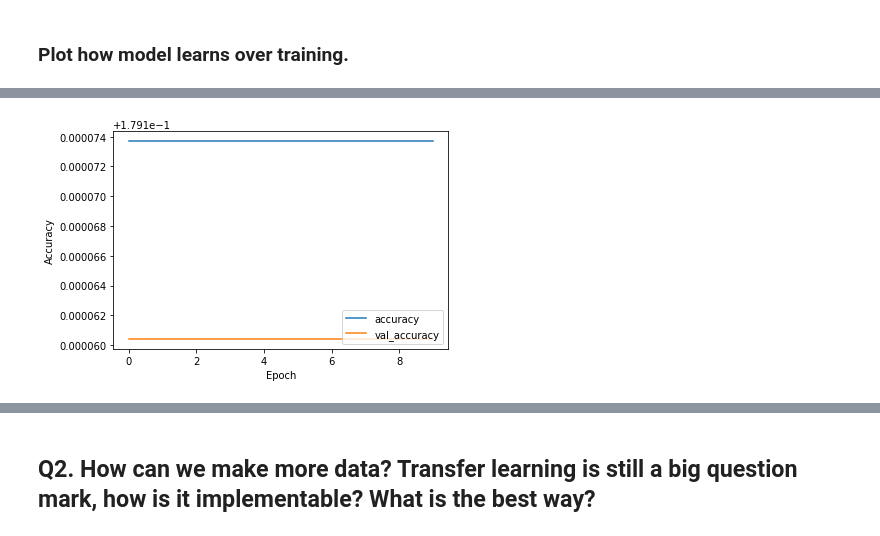
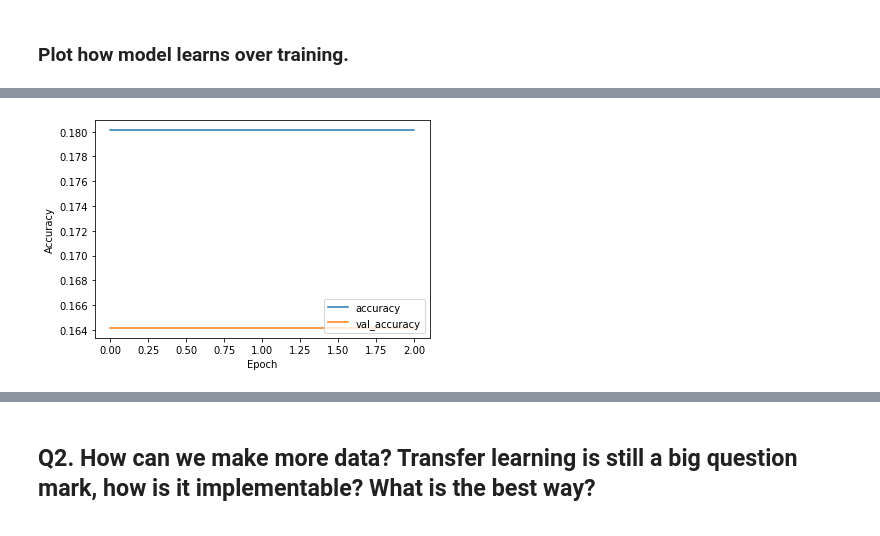
Before and after one commit to parksoy/DAMADAY2020_NASA, a Jupyter notebook: SoyoungAppendToVDP.ipynb, the cells around one changed output, grey strips where cells are left out. Drawn from its saved outputs; the diff is of its cells as text; code cells hidden in the pictures.

```diff
--- a/SoyoungAppendToVDP.ipynb
+++ b/SoyoungAppendToVDP.ipynb
@@ -380,0 +464,22 @@ Epoch 10/10
+# %%
+BATCH_SIZE=32
+callbacks_list = [
+    tf.keras.callbacks.ModelCheckpoint(
+        filepath='best_model.{epoch:02d}-{val_loss:.2f}.h5',
+        monitor='val_loss', save_best_only=True),
+    tf.keras.callbacks.EarlyStopping(monitor='acc', patience=1)
+]
+
+
+def fit(model, EPOCHS):
+    model.compile(optimizer='adam',
+              loss=tf.keras.losses.SparseCategoricalCrossentropy(), #from_logits=True
+              metrics=['accuracy'])
+
+    history = model.fit(X_train, y_train, \
+                    epochs=EPOCHS,
+                    batch_size=BATCH_SIZE,
+                    validation_split=0.2)
+    return history
+
+history=fit(model, EPOCHS=3) #This will take about a min if you run small computation power.
@@ -381,12 +493,16 @@ Epoch 10/10
 # %% [markdown]
 ### Plot how model learns  over training.
 # %%
-plt.plot(history.history['accuracy'], label='accuracy')
-plt.plot(history.history['val_accuracy'], label = 'val_accuracy')
-plt.xlabel('Epoch')
-plt.ylabel('Accuracy')
-plt.legend(loc='lower right')
+def plot_history(history):
+    plt.plot(history.history['accuracy'], label='accuracy')
+    plt.plot(history.history['val_accuracy'], label = 'val_accuracy')
+    plt.xlabel('Epoch')
+    plt.ylabel('Accuracy')
+    plt.legend(loc='lower right')
 
-test_loss, test_acc = model.evaluate(X_test,  Y_test, verbose=2)
-print("test_acc",test_acc)
+    test_loss, test_acc = model.evaluate(X_test, y_test, verbose=2)
+    print("test_acc",test_acc)
+
+
+plot_history(history)
 # %% [output]
@@ -395 +511 @@ test_acc 0.18396402895450592
-[figure, old version]
+[figure, new version]
```
Also changed, not shown: parts of 44 cells of this notebook.
